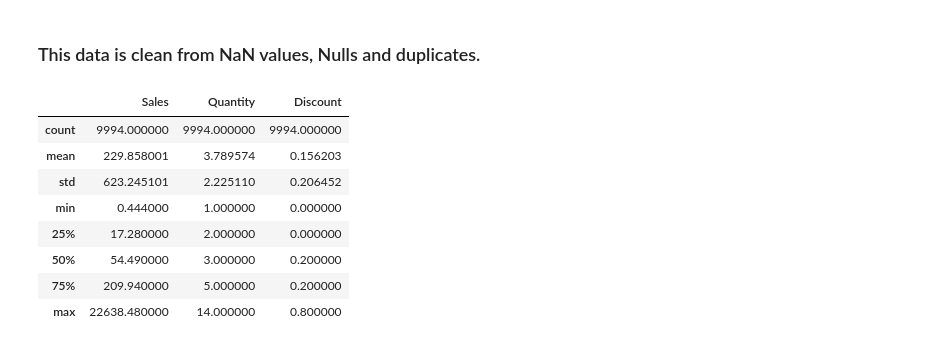
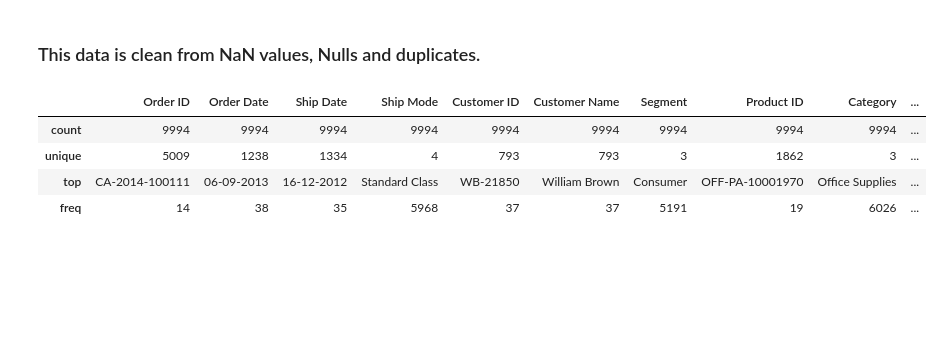
Before and after one commit to NahuelCl/Superstore_Capstone, a Jupyter notebook: Analisys/Superstore_course.ipynb, the cells around one changed output. Saved outputs shown, nothing was run; the diff lists cells and outputs as text; code cells hidden in the pictures; blank space fills up the shorter version.

```diff
--- a/Analisys/Superstore_course.ipynb
+++ b/Analisys/Superstore_course.ipynb
@@ -128,14 +128,10 @@ data shape: (9994, 14)
 # %% [markdown]
 ### This data is clean from NaN values, Nulls and duplicates.
 # %%
-df.describe()
+df.describe(include=object)
 # %% [output]
-|  | Sales | Quantity | Discount |
-| count | 9994.000000 | 9994.000000 | 9994.000000 |
-| mean | 229.858001 | 3.789574 | 0.156203 |
-| std | 623.245101 | 2.225110 | 0.206452 |
-| min | 0.444000 | 1.000000 | 0.000000 |
-| 25% | 17.280000 | 2.000000 | 0.000000 |
-| 50% | 54.490000 | 3.000000 | 0.200000 |
-| 75% | 209.940000 | 5.000000 | 0.200000 |
-| max | 22638.480000 | 14.000000 | 0.800000 |
+|  | Order ID | Order Date | Ship Date | Ship Mode | Customer ID | Customer Name | Segment | Product ID | Category | ... |
+| count | 9994 | 9994 | 9994 | 9994 | 9994 | 9994 | 9994 | 9994 | 9994 | ... |
+| unique | 5009 | 1238 | 1334 | 4 | 793 | 793 | 3 | 1862 | 3 | ... |
+| top | CA-2014-100111 | 06-09-2013 | 16-12-2012 | Standard Class | WB-21850 | William Brown | Consumer | OFF-PA-10001970 | Office Supplies | ... |
+| freq | 14 | 38 | 35 | 5968 | 37 | 37 | 5191 | 19 | 6026 | ... |
```
